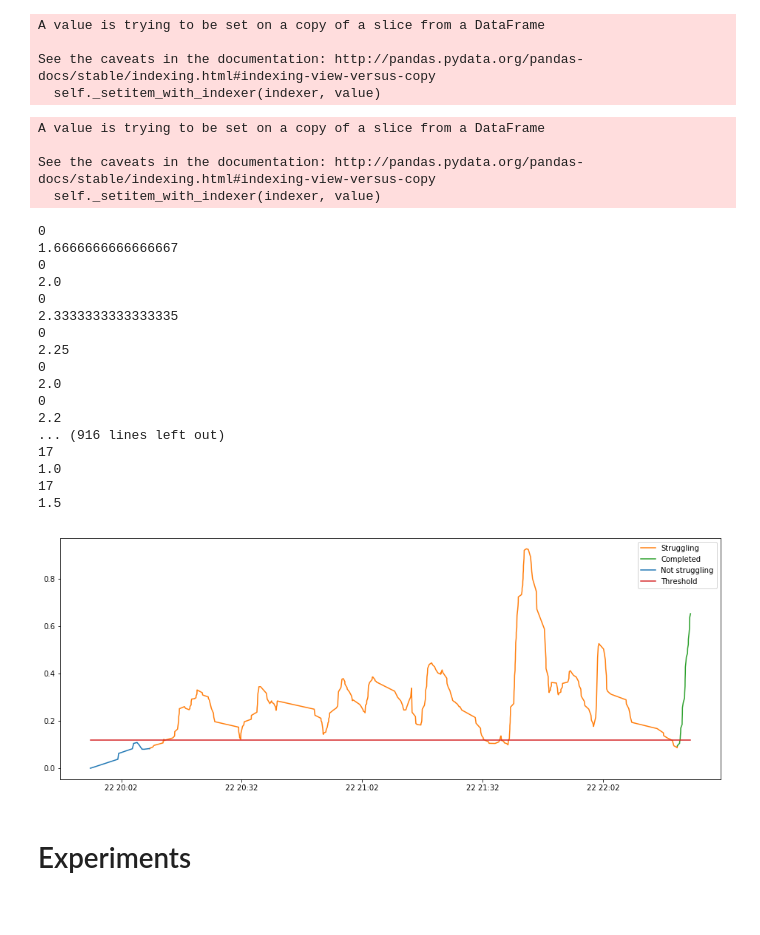
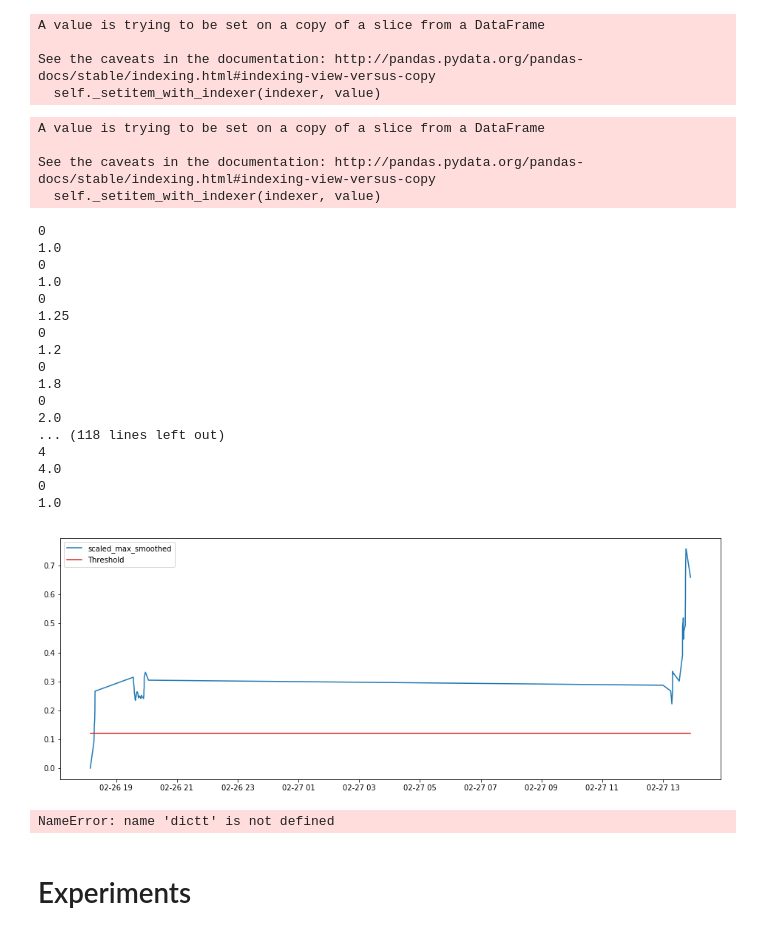
Before and after one commit to hermanmk/jexercise-data-analysis, a Jupyter notebook: Working modes.ipynb, the cells around one changed output. Saved outputs shown, nothing was run; the diff lists cells and outputs as text; code cells hidden in the pictures.

```diff
--- a/Working modes.ipynb
+++ b/Working modes.ipynb
@@ -21,29 +21,33 @@ A value is trying to be set on a copy of a slice from a DataFrame
 See the caveats in the documentation: http://pandas.pydata.org/pandas-docs/stable/indexing.html#indexing-view-versus-copy
   self._setitem_with_indexer(indexer, value)
 # %%
-df = preprocessing_data.run_algorithm('oving5', '1395669706', 'Partner')
+df = preprocessing_data.run_algorithm('oving5', '1120155961', 'Partner')
 # %% [output]
 A value is trying to be set on a copy of a slice from a DataFrame
 
 See the caveats in the documentation: http://pandas.pydata.org/pandas-docs/stable/indexing.html#indexing-view-versus-copy
   self._setitem_with_indexer(indexer, value)
 0
-1.6666666666666667
+1.0
+0
+1.0
+0
+1.25
+0
+1.2
+0
+1.8
 0
 2.0
+... (118 lines left out)
+4
+4.0
 0
-2.3333333333333335
-0
-2.25
-0
-2.0
-0
-2.2
-... (916 lines left out)
-17
 1.0
-17
-1.5
+# %%
+preprocessing_data.plot_struggling(df, 'scaled_max_smoothed', threshold=0.12)
+# %% [output]
+[figure, added]
 # %%
 dictt = {
     'Not struggling': [
@@ -59,7 +63,7 @@ dictt = {
 # %%
 preprocessing_data.plot_struggling(df, 'scaled_max_smoothed', dictt, threshold=0.12)
 # %% [output]
-[figure, removed]
+NameError: name 'dictt' is not defined
 # %%
 # Perfectly executed
 df = preprocessing_data.read_and_preprocess_from_csv('data/csv/oving5/1120155961/Partner.csv')
```
Also changed, not shown: 3 other files.
